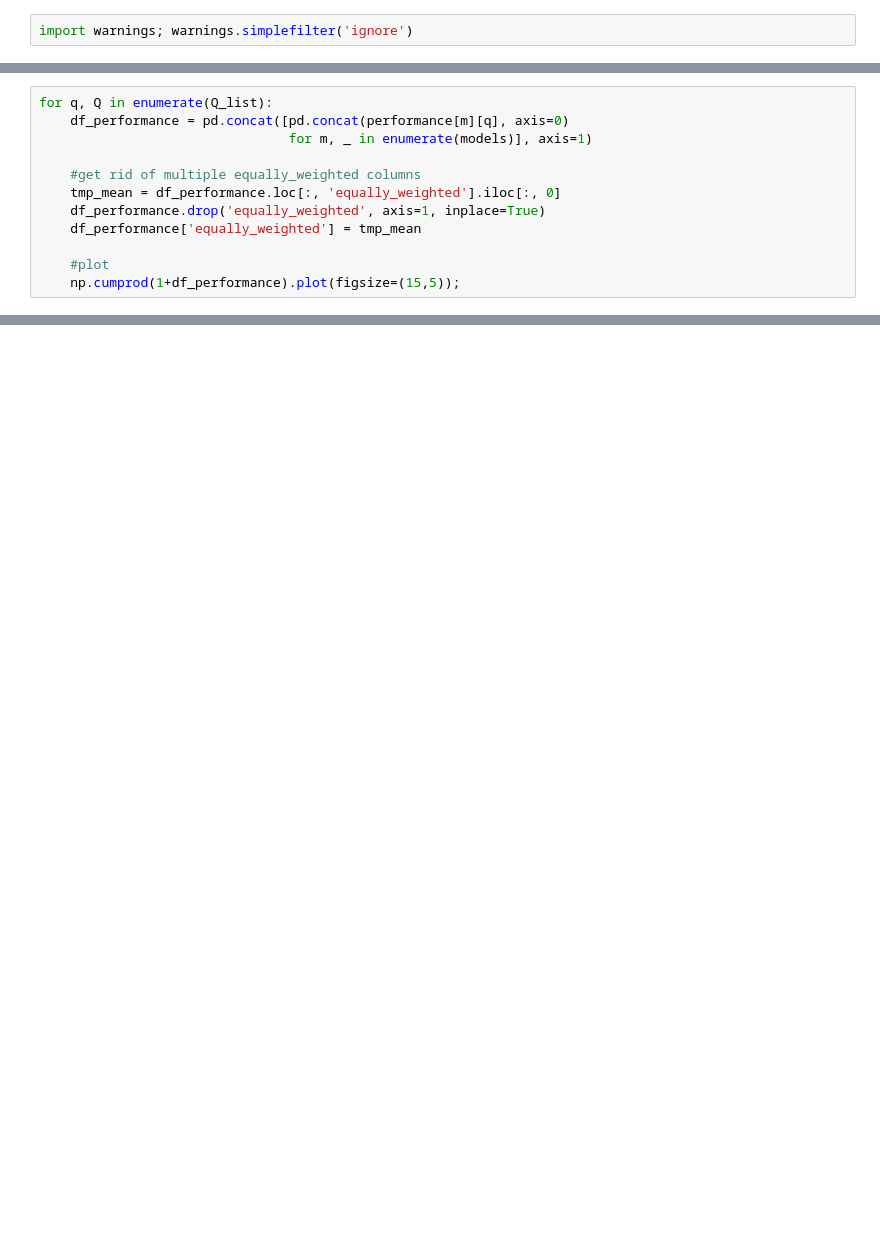
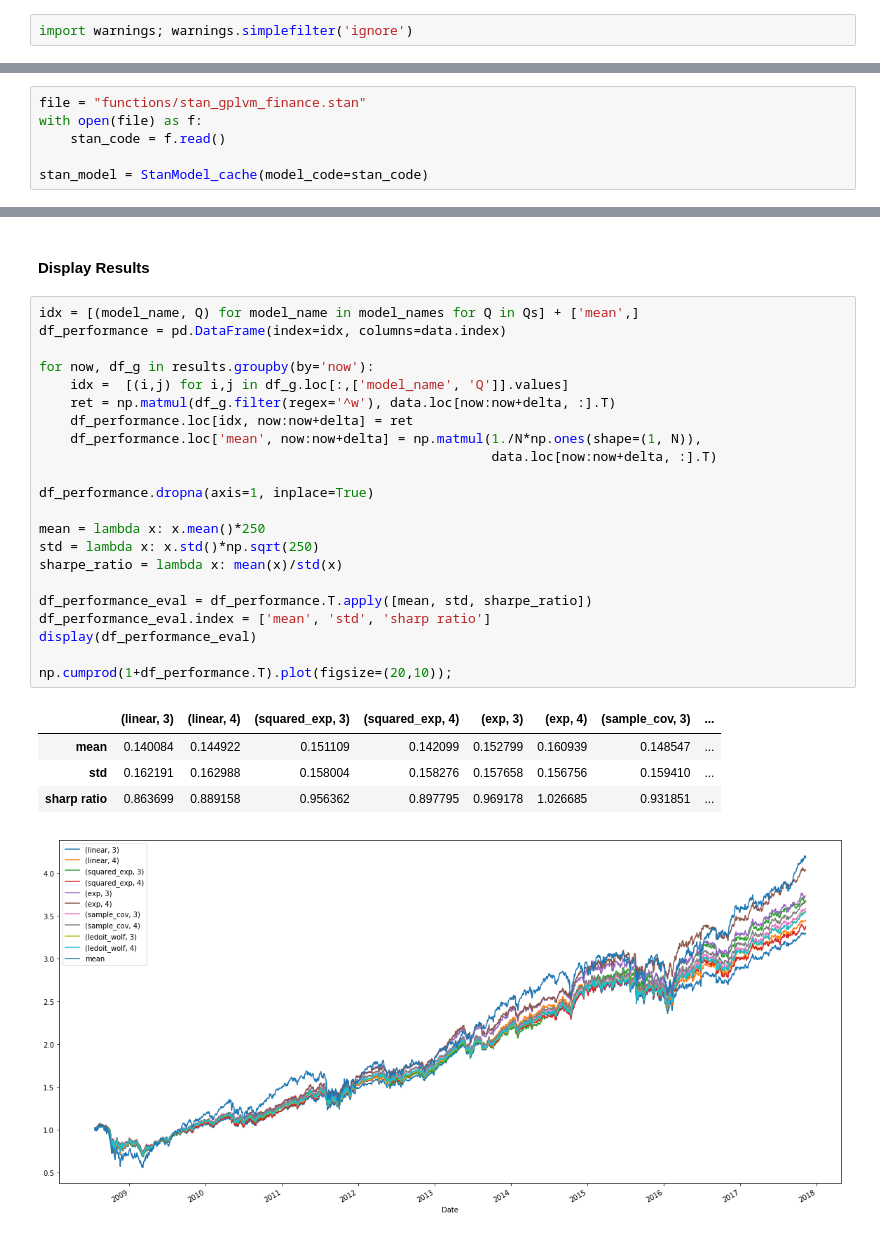
Before and after one commit to rsnirwan/GPLVMsInFinance, a Jupyter notebook: portfolio_performance.ipynb, the cells around one changed output, grey strips where cells are left out. Drawn from its saved outputs; the diff is of its cells as text; blank space fills up the shorter version.

```diff
--- a/portfolio_performance.ipynb
+++ b/portfolio_performance.ipynb
@@ -239,12 +92,0 @@ Wall time: 20h 39min 34s
-# %%
-for q, Q in enumerate(Q_list):
-    df_performance = pd.concat([pd.concat(performance[m][q], axis=0)
-                                for m, _ in enumerate(models)], axis=1)
-
-    #get rid of multiple equally_weighted columns
-    tmp_mean = df_performance.loc[:, 'equally_weighted'].iloc[:, 0]
-    df_performance.drop('equally_weighted', axis=1, inplace=True)
-    df_performance['equally_weighted'] = tmp_mean
-
-    #plot
-    np.cumprod(1+df_performance).plot(figsize=(15,5));
@@ -253,0 +95,6 @@ for q, Q in enumerate(Q_list):
+# %%
+file = "functions/stan_gplvm_finance.stan"
+with open(file) as f:
+    stan_code = f.read()
+
+stan_model = StanModel_cache(model_code=stan_code)
@@ -253,0 +250,30 @@ for q, Q in enumerate(Q_list):
+# %% [markdown]
+<h4>Display Results</h4>
+# %%
+idx = [(model_name, Q) for model_name in model_names for Q in Qs] + ['mean',]
+df_performance = pd.DataFrame(index=idx, columns=data.index)
+
+for now, df_g in results.groupby(by='now'):
+    idx =  [(i,j) for i,j in df_g.loc[:,['model_name', 'Q']].values]
+    ret = np.matmul(df_g.filter(regex='^w'), data.loc[now:now+delta, :].T)
+    df_performance.loc[idx, now:now+delta] = ret
+    df_performance.loc['mean', now:now+delta] = np.matmul(1./N*np.ones(shape=(1, N)),
+                                                          data.loc[now:now+delta, :].T)
+
+df_performance.dropna(axis=1, inplace=True)
+
+mean = lambda x: x.mean()*250
+std = lambda x: x.std()*np.sqrt(250)
+sharpe_ratio = lambda x: mean(x)/std(x)
+
+df_performance_eval = df_performance.T.apply([mean, std, sharpe_ratio])
+df_performance_eval.index = ['mean', 'std', 'sharp ratio']
+display(df_performance_eval)
+
+np.cumprod(1+df_performance.T).plot(figsize=(20,10));
+# %% [output]
+|  | (linear, 3) | (linear, 4) | (squared_exp, 3) | (squared_exp, 4) | (exp, 3) | (exp, 4) | (sample_cov, 3) | ... |
+| mean | 0.140084 | 0.144922 | 0.151109 | 0.142099 | 0.152799 | 0.160939 | 0.148547 | ... |
+| std | 0.162191 | 0.162988 | 0.158004 | 0.158276 | 0.157658 | 0.156756 | 0.159410 | ... |
+| sharp ratio | 0.863699 | 0.889158 | 0.956362 | 0.897795 | 0.969178 | 1.026685 | 0.931851 | ... |
+[figure, added]
```
Also changed, not shown: parts of 21 cells of this notebook, 18 other files.
